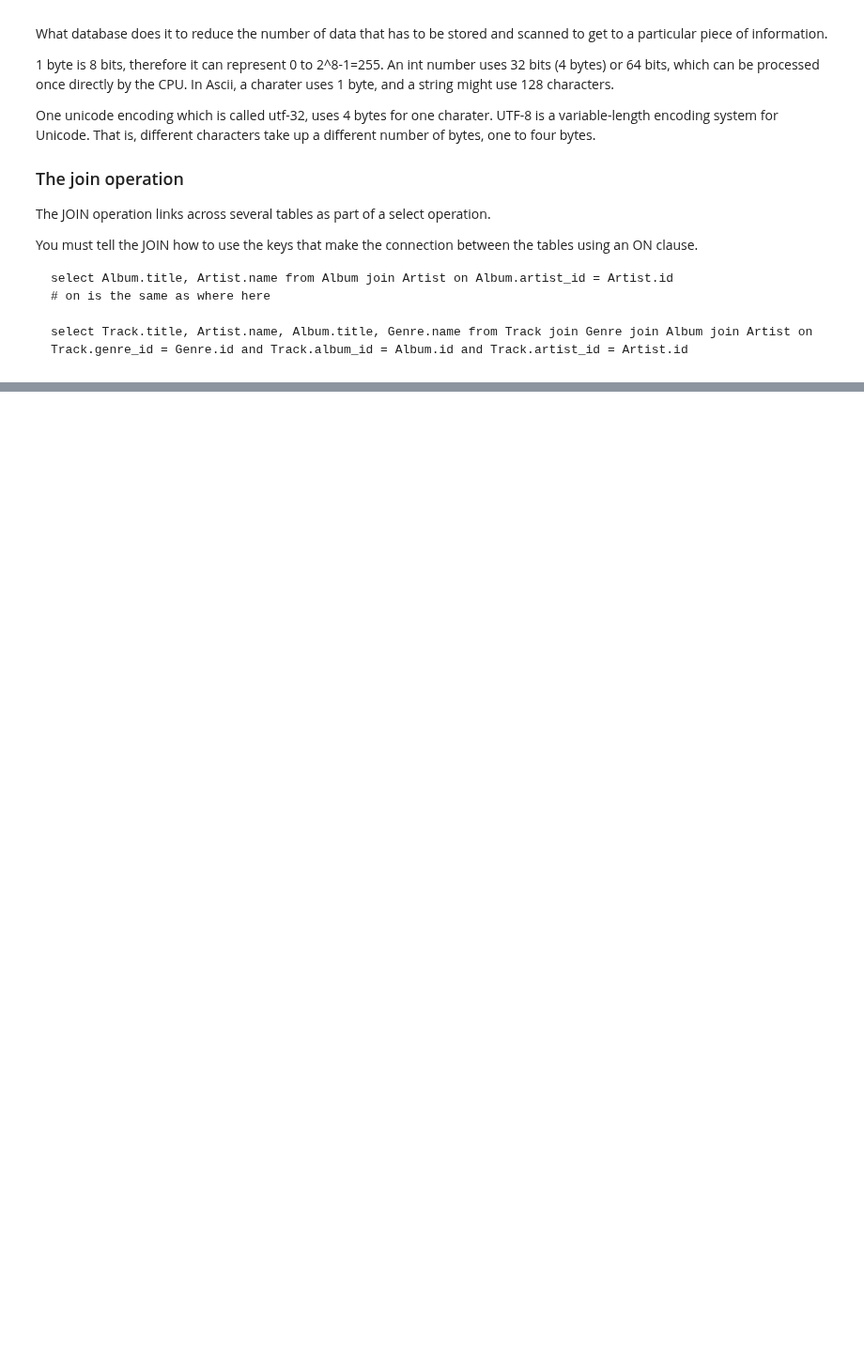
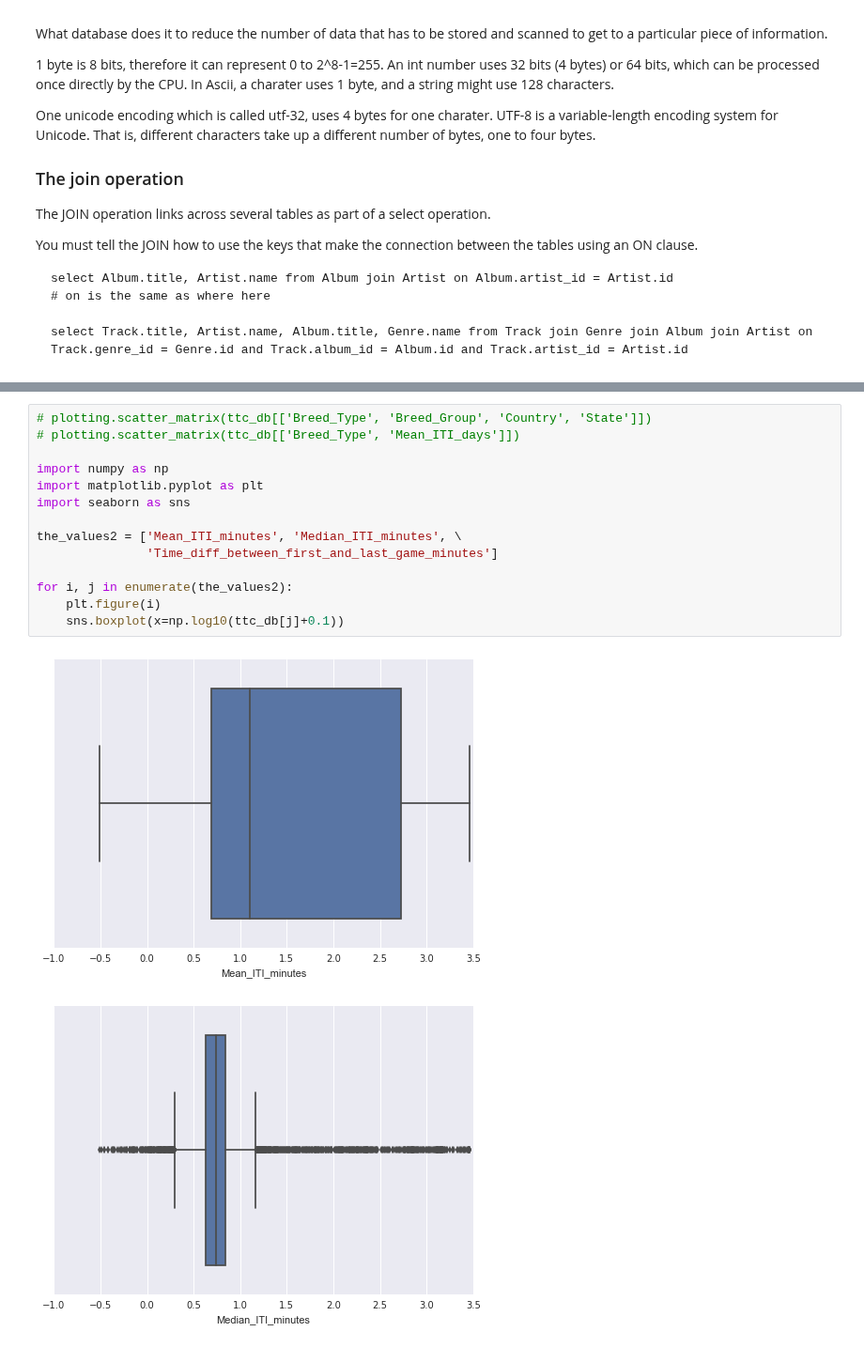
Before and after one commit to arfu2016/dog_id, a Jupyter notebook: 1p4ETL_SQL.ipynb, the cells around one changed output, grey strips where cells are left out. Shown at 94% size. Saved outputs shown, nothing was run; the diff lists cells and outputs as text; blank space fills up the shorter version.

```diff
--- a/1p4ETL_SQL.ipynb
+++ b/1p4ETL_SQL.ipynb
@@ -98,0 +224,17 @@ You must tell the JOIN how to use the keys that make the connection between the
+# %%
+# plotting.scatter_matrix(ttc_db[['Breed_Type', 'Breed_Group', 'Country', 'State']])
+# plotting.scatter_matrix(ttc_db[['Breed_Type', 'Mean_ITI_days']])
+
+import numpy as np
+import matplotlib.pyplot as plt
+import seaborn as sns
+
+the_values2 = ['Mean_ITI_minutes', 'Median_ITI_minutes', \
+               'Time_diff_between_first_and_last_game_minutes']
+
+for i, j in enumerate(the_values2):
+    plt.figure(i)
+    sns.boxplot(x=np.log10(ttc_db[j]+0.1))
+# %% [output]
+[figure, added]
+[figure, added]
```
Also changed, not shown: parts of 9 cells of this notebook, 1 other file.
